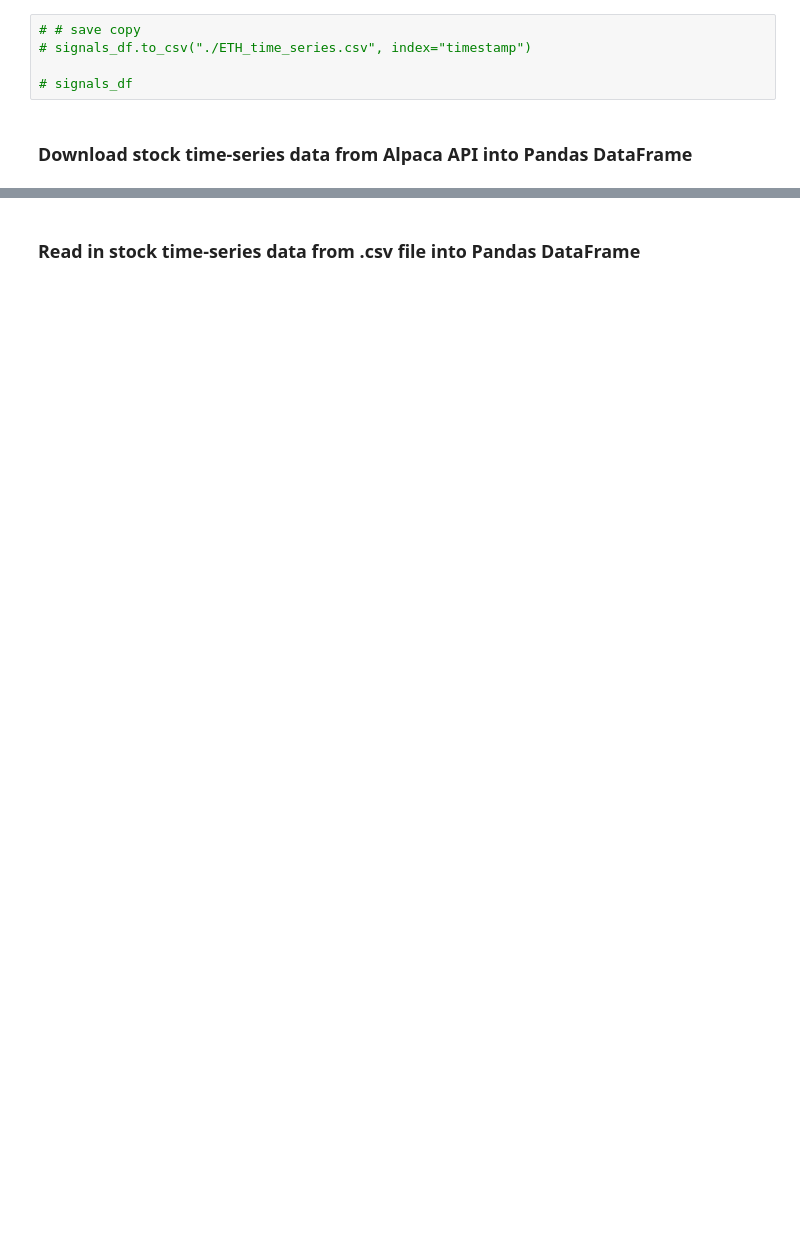
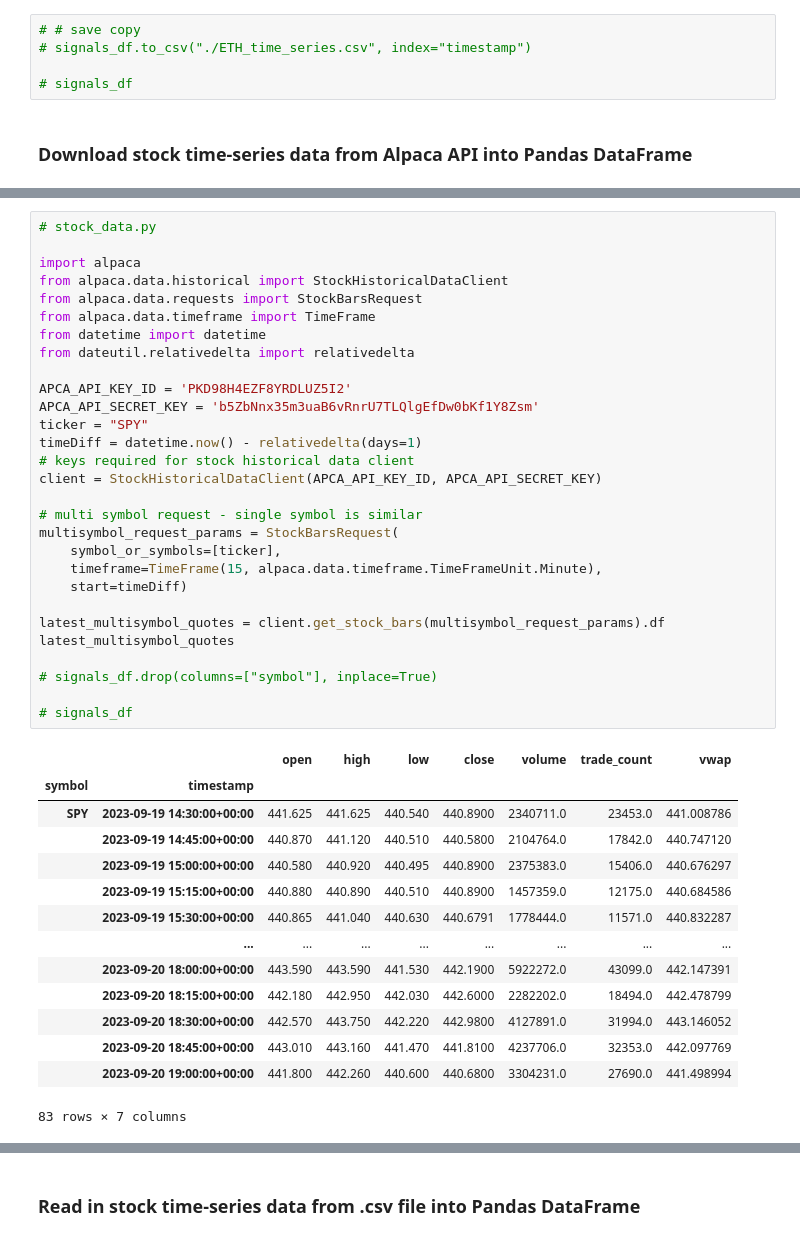
Before and after one commit to CincoCoding/Hyperspace-ML-Optimizer, a Jupyter notebook: notebook/HyperspaceMLOptimizer.ipynb, the cells around one changed output, grey strips where cells are left out. Cells and saved outputs as stored; diff of their text form; blank space fills up the shorter version.

```diff
--- a/notebook/HyperspaceMLOptimizer.ipynb
+++ b/notebook/HyperspaceMLOptimizer.ipynb
@@ -104,0 +120,44 @@ signals_df
+# %%
+# stock_data.py
+
+import alpaca
+from alpaca.data.historical import StockHistoricalDataClient
+from alpaca.data.requests import StockBarsRequest
+from alpaca.data.timeframe import TimeFrame
+from datetime import datetime
+from dateutil.relativedelta import relativedelta
+
+APCA_API_KEY_ID = 'PKD98H4EZF8YRDLUZ5I2'
+APCA_API_SECRET_KEY = 'b5ZbNnx35m3uaB6vRnrU7TLQlgEfDw0bKf1Y8Zsm'
+ticker = "SPY"
+timeDiff = datetime.now() - relativedelta(days=1)
+# keys required for stock historical data client
+client = StockHistoricalDataClient(APCA_API_KEY_ID, APCA_API_SECRET_KEY)
+
+# multi symbol request - single symbol is similar
+multisymbol_request_params = StockBarsRequest(
+    symbol_or_symbols=[ticker],
+    timeframe=TimeFrame(15, alpaca.data.timeframe.TimeFrameUnit.Minute),
+    start=timeDiff)
+
+latest_multisymbol_quotes = client.get_stock_bars(multisymbol_request_params).df
+latest_multisymbol_quotes
+
+# signals_df.drop(columns=["symbol"], inplace=True)
+
+# signals_df
+# %% [output]
+|  |  | open | high | low | close | volume | trade_count | vwap |
+| symbol | timestamp |  |  |  |  |  |  |  |
+| SPY | 2023-09-19 14:30:00+00:00 | 441.625 | 441.625 | 440.540 | 440.8900 | 2340711.0 | 23453.0 | 441.008786 |
+|  | 2023-09-19 14:45:00+00:00 | 440.870 | 441.120 | 440.510 | 440.5800 | 2104764.0 | 17842.0 | 440.747120 |
+|  | 2023-09-19 15:00:00+00:00 | 440.580 | 440.920 | 440.495 | 440.8900 | 2375383.0 | 15406.0 | 440.676297 |
+|  | 2023-09-19 15:15:00+00:00 | 440.880 | 440.890 | 440.510 | 440.8900 | 1457359.0 | 12175.0 | 440.684586 |
+|  | 2023-09-19 15:30:00+00:00 | 440.865 | 441.040 | 440.630 | 440.6791 | 1778444.0 | 11571.0 | 440.832287 |
+|  | ... | ... | ... | ... | ... | ... | ... | ... |
+|  | 2023-09-20 18:00:00+00:00 | 443.590 | 443.590 | 441.530 | 442.1900 | 5922272.0 | 43099.0 | 442.147391 |
+|  | 2023-09-20 18:15:00+00:00 | 442.180 | 442.950 | 442.030 | 442.6000 | 2282202.0 | 18494.0 | 442.478799 |
+|  | 2023-09-20 18:30:00+00:00 | 442.570 | 443.750 | 442.220 | 442.9800 | 4127891.0 | 31994.0 | 443.146052 |
+|  | 2023-09-20 18:45:00+00:00 | 443.010 | 443.160 | 441.470 | 441.8100 | 4237706.0 | 32353.0 | 442.097769 |
+|  | 2023-09-20 19:00:00+00:00 | 441.800 | 442.260 | 440.600 | 440.6800 | 3304231.0 | 27690.0 | 441.498994 |
+83 rows × 7 columns
```
Also changed, not shown: parts of 11 cells of this notebook, 8 other files.
